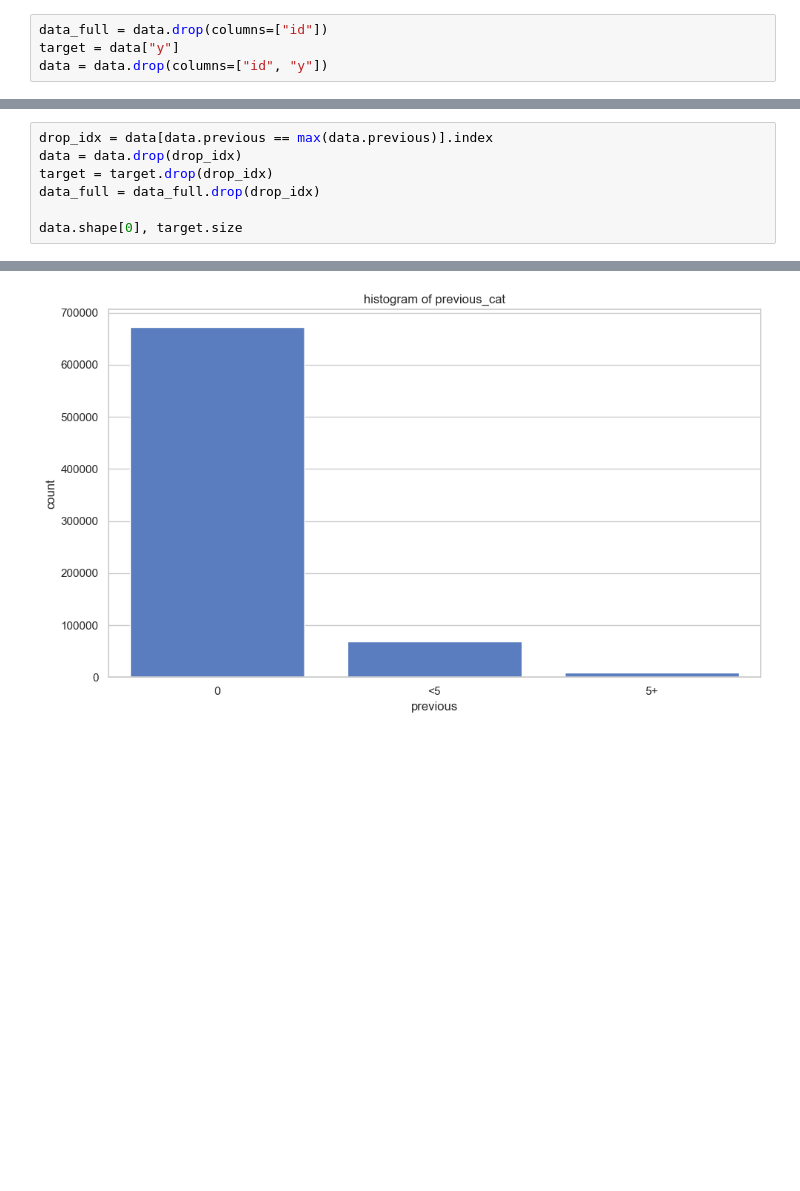
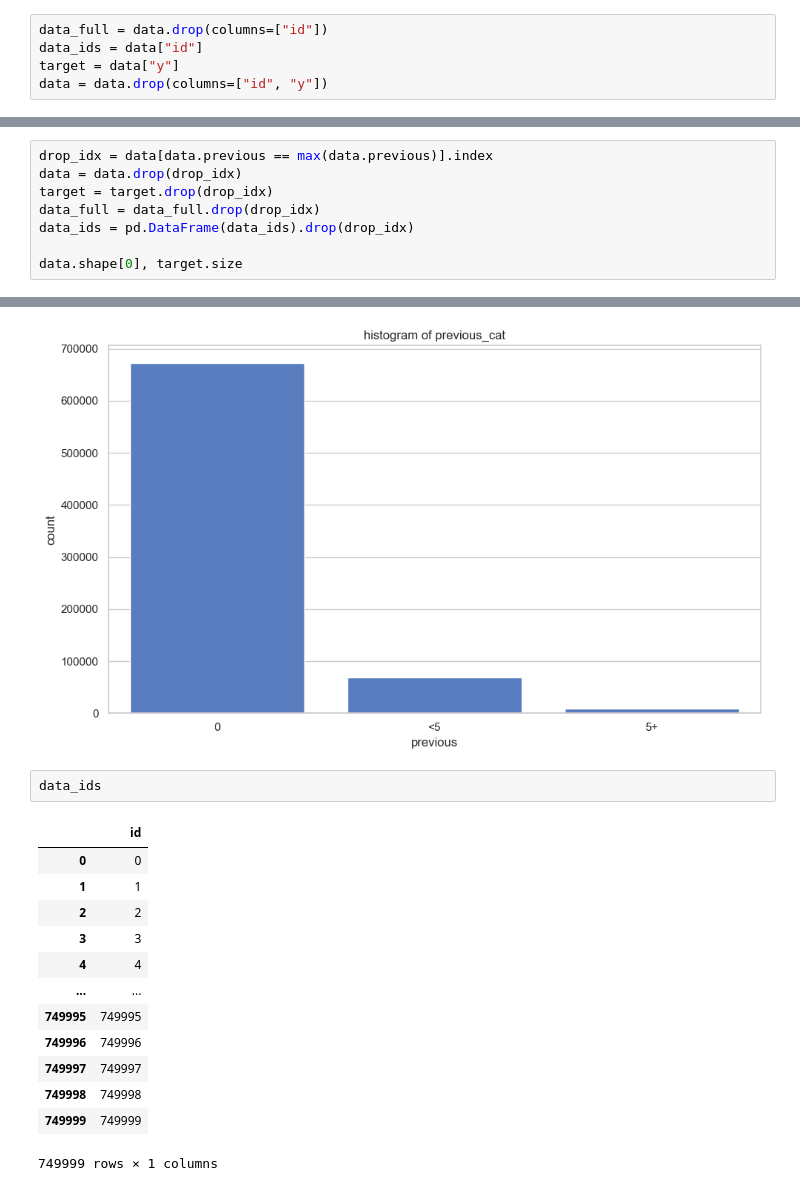
Before and after one commit to mdayssi/kaggle-bank-term-deposit-2025, a Jupyter notebook: notebooks/00_eda.ipynb, the cells around one changed output, grey strips where cells are left out. Cells and saved outputs as stored; diff of their text form; blank space fills up the shorter version.

```diff
--- a/notebooks/00_eda.ipynb
+++ b/notebooks/00_eda.ipynb
@@ -120,6 +122,7 @@ y                 2
 dtype: int64
 # %%
 data_full = data.drop(columns=["id"])
+data_ids = data["id"]
 target = data["y"]
 data = data.drop(columns=["id", "y"])
 # %%
@@ -163,6 +166,7 @@ drop_idx = data[data.previous == max(data.previous)].index
 data = data.drop(drop_idx)
 target = target.drop(drop_idx)
 data_full = data_full.drop(drop_idx)
+data_ids = pd.DataFrame(data_ids).drop(drop_idx)
 
 data.shape[0], target.size
 # %% [output]
@@ -216,6 +220,22 @@ plt.tight_layout()
 plt.show()
 # %% [output]
 [figure]
+# %%
+data_ids
+# %% [output]
+|  | id |
+| 0 | 0 |
+| 1 | 1 |
+| 2 | 2 |
+| 3 | 3 |
+| 4 | 4 |
+| ... | ... |
+| 749995 | 749995 |
+| 749996 | 749996 |
+| 749997 | 749997 |
+| 749998 | 749998 |
+| 749999 | 749999 |
+749999 rows × 1 columns
 # %%
 path_data_save = ROOT / "data/processed/"
 io_utils.save_df_parquet(data, path_data_save / "clean_data_features.parquet")
```
Also changed, not shown: parts of 3 cells of this notebook, 5 other files.
